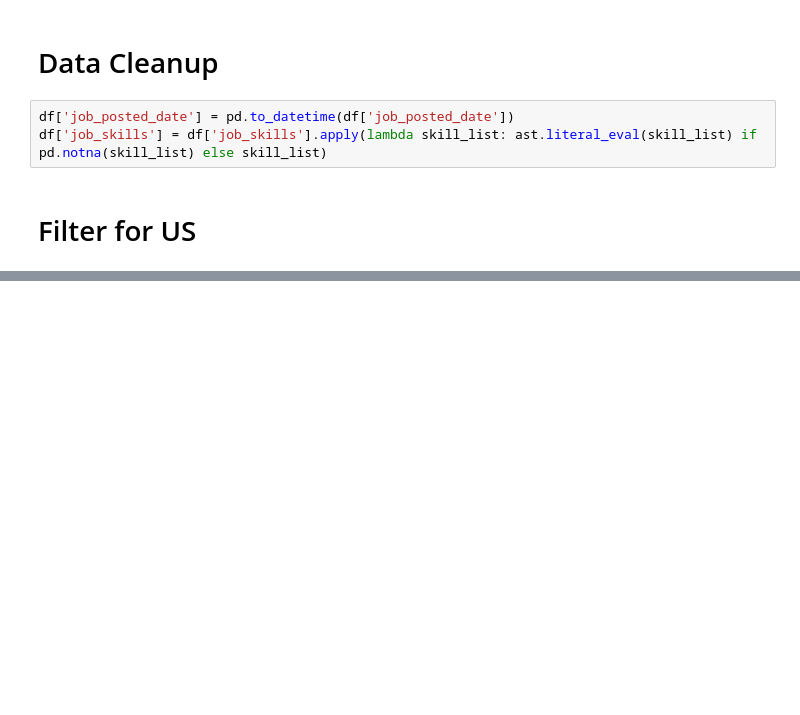
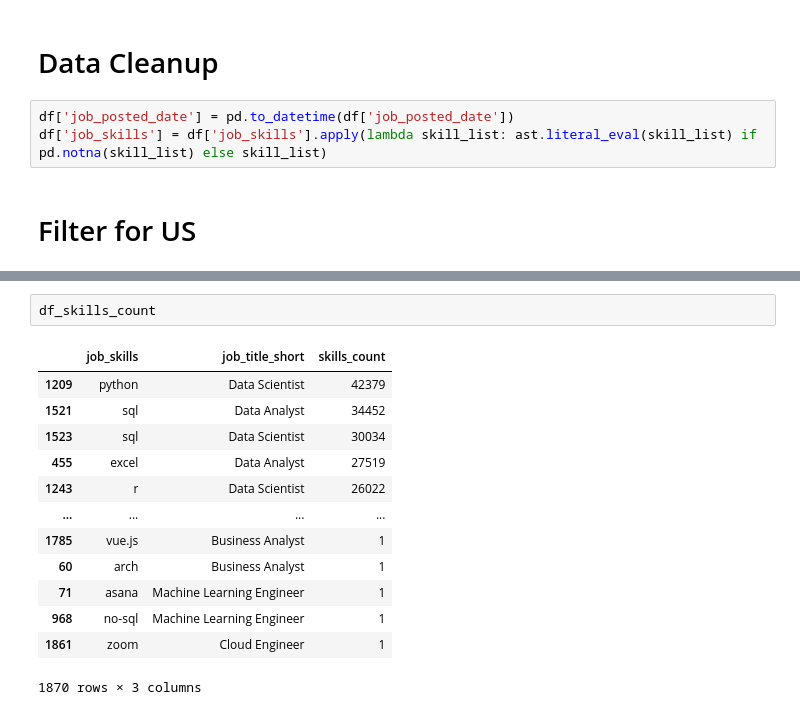
Before and after one commit to Abanoub-attia/python_for_data_analysis, a Jupyter notebook: 3_Project/2_Skill_Demand.ipynb, the cells around one changed output, grey strips where cells are left out. Saved outputs shown, nothing was run; the diff lists cells and outputs as text; blank space fills up the shorter version.

```diff
--- a/3_Project/2_Skill_Demand.ipynb
+++ b/3_Project/2_Skill_Demand.ipynb
@@ -30,0 +49,16 @@ KeyError: "['job_skillls'] not in index"
+# %%
+df_skills_count
+# %% [output]
+|  | job_skills | job_title_short | skills_count |
+| 1209 | python | Data Scientist | 42379 |
+| 1521 | sql | Data Analyst | 34452 |
+| 1523 | sql | Data Scientist | 30034 |
+| 455 | excel | Data Analyst | 27519 |
+| 1243 | r | Data Scientist | 26022 |
+| ... | ... | ... | ... |
+| 1785 | vue.js | Business Analyst | 1 |
+| 60 | arch | Business Analyst | 1 |
+| 71 | asana | Machine Learning Engineer | 1 |
+| 968 | no-sql | Machine Learning Engineer | 1 |
+| 1861 | zoom | Cloud Engineer | 1 |
+1870 rows × 3 columns
```
Also changed, not shown: parts of 8 cells of this notebook.
